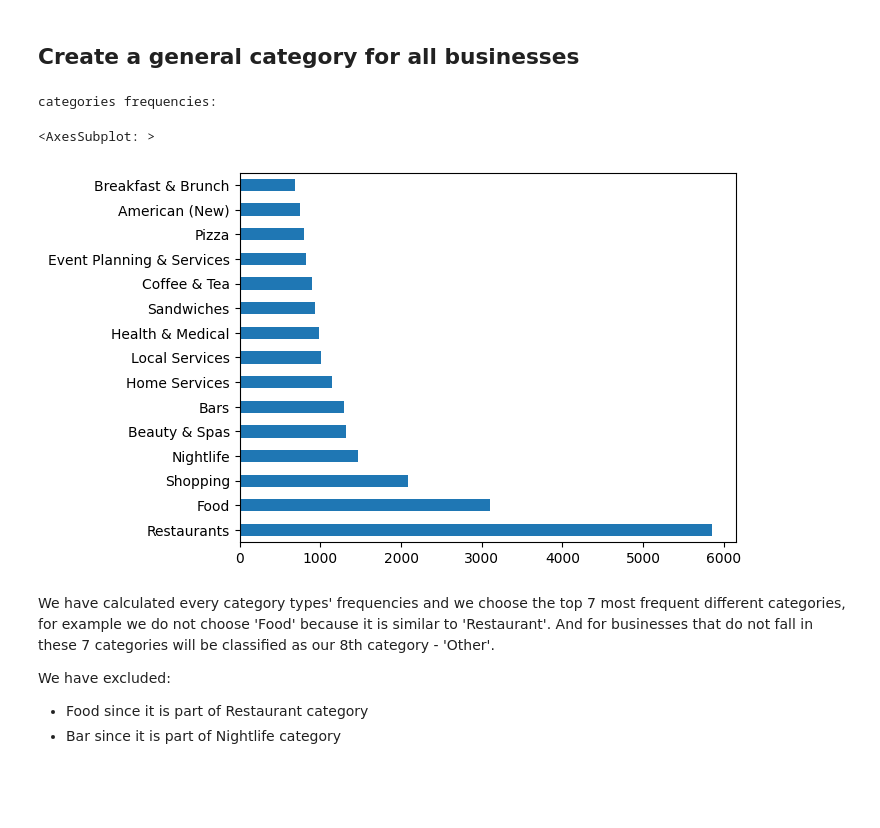
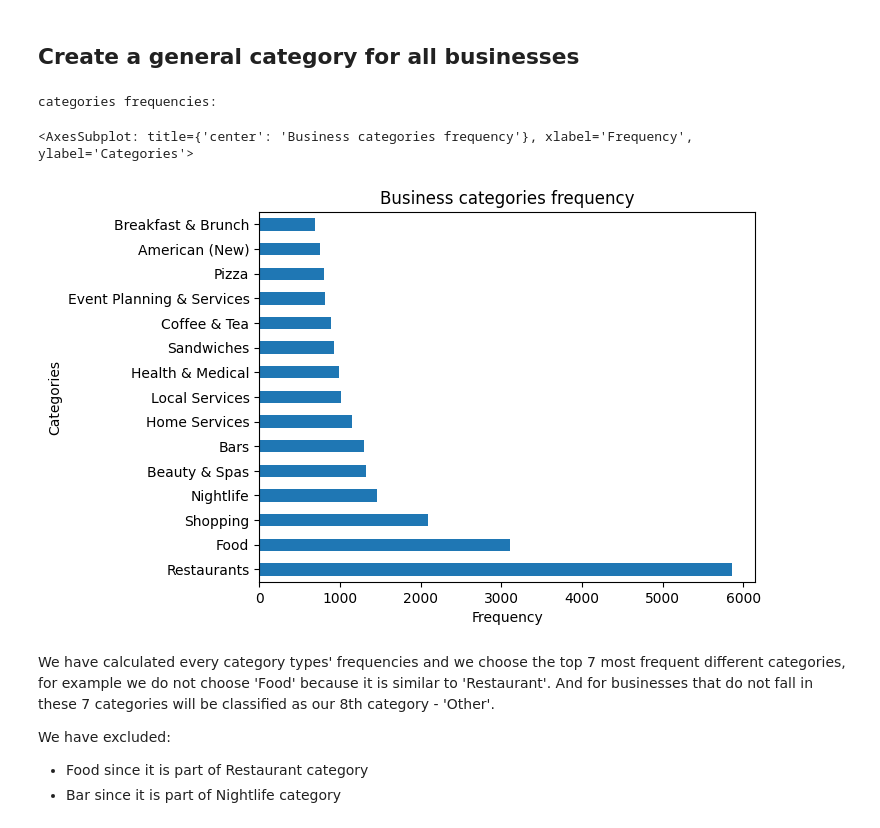
Before and after one commit to Makiato1999/COMP4710_Yelp, a Jupyter notebook: First_Stage/Data_Preprocessing.ipynb, the cells around one changed output. Saved outputs shown, nothing was run; the diff lists cells and outputs as text; code cells hidden in the pictures; blank space fills up the shorter version.

```diff
--- a/First_Stage/Data_Preprocessing.ipynb
+++ b/First_Stage/Data_Preprocessing.ipynb
@@ -19,7 +19,9 @@ import seaborn as sns
 # %% [markdown]
 ## Read the business json file
 # %%
-business_json_file = 'yelp_academic_dataset_business.json'
+# Yelp business datasets file size is too large to upload to review
+# please go to https://www.yelp.com/dataset to download the business dataset
+business_json_file = '../Datasets/yelp_academic_dataset_business.json'
 df_business = pd.read_json(business_json_file , lines=True)
 # %% [markdown]
 ## Find top 10 states with most businesses data in US
@@ -63,11 +65,11 @@ df_busi_Phil = df_busi_Phil.reset_index(drop=True)
 # %%
 Phil_categories_frequencies = df_busi_Phil.categories.str.split(', ' , expand=True).stack().value_counts()
 print("categories frequencies: ")
-Phil_categories_frequencies.head(15).plot(kind='barh')
+Phil_categories_frequencies.head(15).plot(kind='barh', title='Business categories frequency' , xlabel='Frequency' , ylabel='Categories')
 # %% [output]
 categories frequencies:
-<AxesSubplot: >
+<AxesSubplot: title={'center': 'Business categories frequency'}, xlabel='Frequency', ylabel='Categories'>
-[figure, old version]
+[figure, new version]
 # %% [markdown]
 We have calculated every category types' frequencies and we choose the top 7 most frequent different categories, for example we do not choose 'Food' because it is similar to 'Restaurant'. And for businesses that do not fall in these 7 categories will be classified as our 8th category - 'Other'.
 
```
Also changed, not shown: parts of 14 cells of this notebook, 7 other files.
